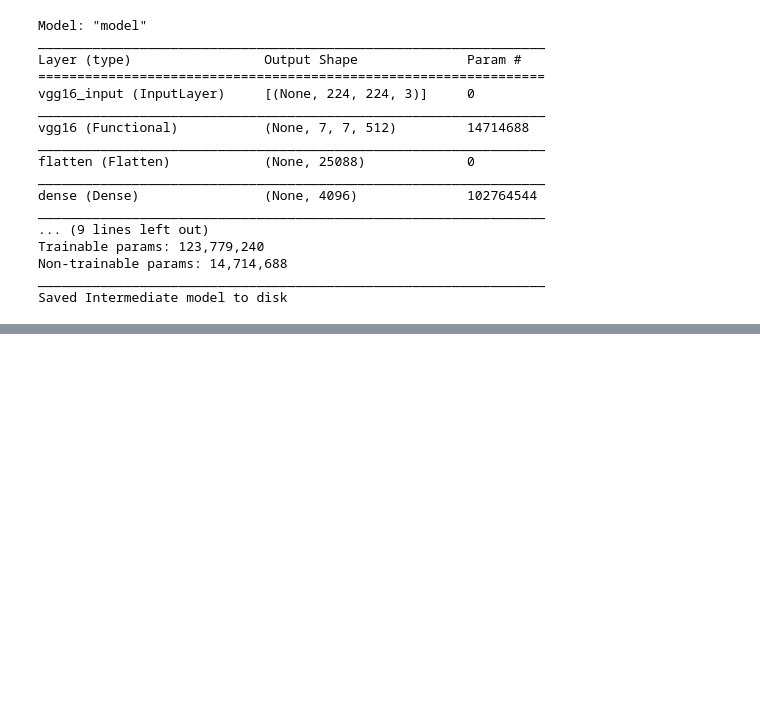
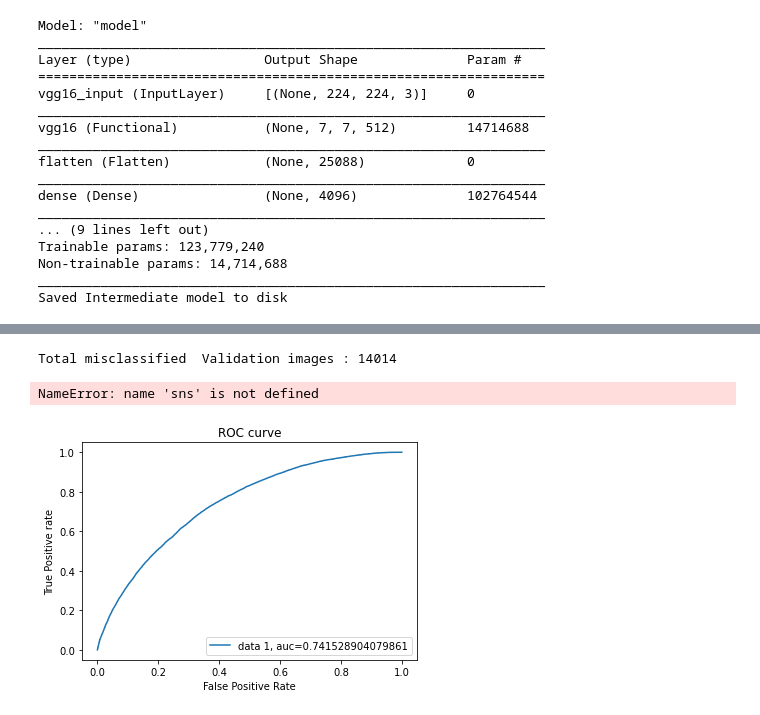
Before and after one commit to deepakmoud/Signature-verification-Novel-Architecture, a Jupyter notebook: Signature_Verification_VGG16_GDPS_dataset.ipynb, the cells around one changed output, grey strips where cells are left out. Cells and saved outputs as stored; diff of their text form; code cells hidden in the pictures; blank space fills up the shorter version.

```diff
--- a/Signature_Verification_VGG16_GDPS_dataset.ipynb
+++ b/Signature_Verification_VGG16_GDPS_dataset.ipynb
@@ -651,0 +779,10 @@ display(button, output)
+# %%
+import pandas as pd
+validation_generator.reset
+ytesthat = model.predict(validation_generator)
+print(ytesthat)
+df = pd.DataFrame({
+    'filename':validation_generator.filenames,
+    'predict':ytesthat[:,0],
+    'y':validation_generator.classes
+})
@@ -651,0 +806,5 @@ display(button, output)
+# %%
+pd.set_option('display.float_format', lambda x: '%.5f' % x)
+df['y_pred'] = df['predict']>0.5
+df.y_pred = df.y_pred.astype(int)
+df
@@ -651,0 +825,36 @@ display(button, output)
+# %%
+misclassified = df[df['y']!=df['y_pred']]
+print('Total misclassified  Validation images : %d'%misclassified['y'].count())
+# %% [output]
+Total misclassified  Validation images : 14014
+# %%
+#Prediction of test set
+from sklearn.metrics import confusion_matrix
+import matplotlib.pyplot as plt
+import seaborn as sns
+
+conf_matrix = confusion_matrix(df.y,df.y_pred)
+sns.heatmap(conf_matrix,cmap="YlGnBu",annot=True,fmt='g', xticklabels=['Forged', 'Genuine'], yticklabels=['Cat', 'Dog'] );
+plt.xlabel('predicted value')
+plt.ylabel('true value');
+# %% [output]
+NameError: name 'sns' is not defined
+# %%
+from sklearn.metrics import roc_curve
+from sklearn.metrics import roc_auc_score
+
+y_pred_proba = model.predict_proba(validation_generator)[:,0]
+fpr, tpr, _ = roc_curve(df.y,  y_pred_proba)
+auc = roc_auc_score(df.y, y_pred_proba)
+plt.plot(fpr,tpr,label="data 1, auc="+str(auc))
+# title
+plt.title('ROC curve')
+# x label
+plt.xlabel('False Positive Rate')
+# y label
+plt.ylabel('True Positive rate')
+
+plt.legend(loc=4)
+plt.show()
+# %% [output]
+[figure, added]
```
Also changed, not shown: parts of 31 cells of this notebook.
